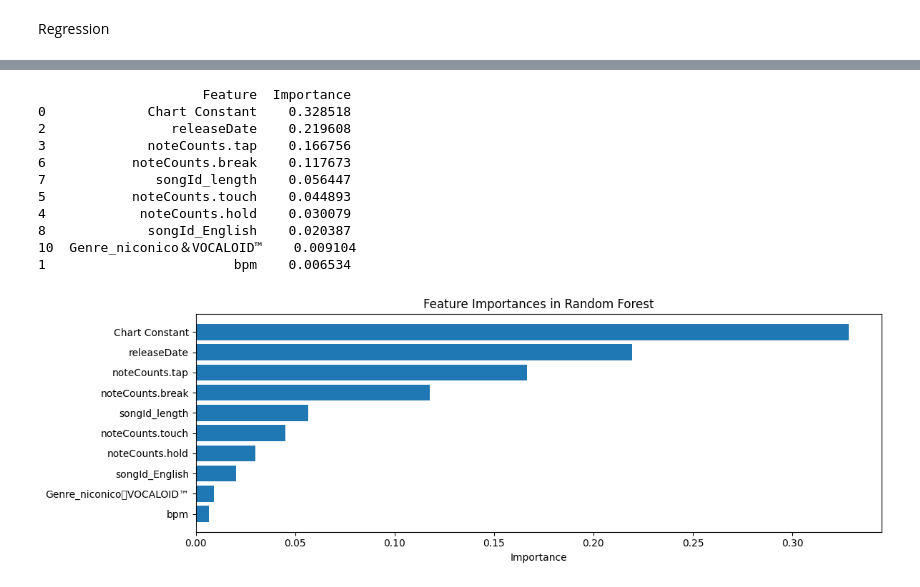
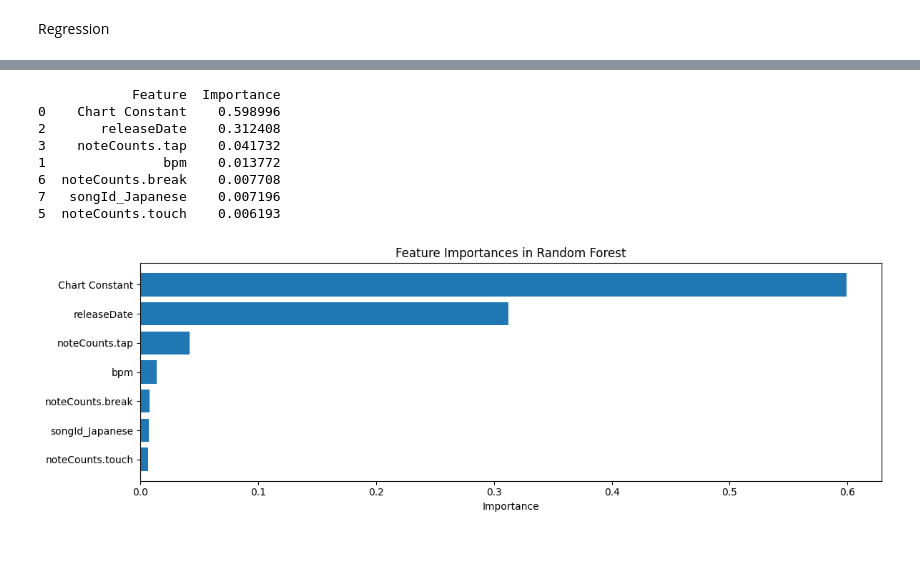
Before and after one commit to eric15342335/maimai-dx-regression, a Jupyter notebook: model.ipynb, the cells around one changed output, grey strips where cells are left out. Drawn from its saved outputs; the diff is of its cells as text; code cells hidden in the pictures; blank space fills up the shorter version.

```diff
--- a/model.ipynb
+++ b/model.ipynb
@@ -213,6 +230,6 @@ print(merged_df.nsmallest(5, 'Achv'))
 # %%
 # drop Achv outliners
-#merged_df = merged_df[(merged_df['Achv'] >= 90)]
+merged_df = merged_df[(merged_df["Achv"] >= 85)]
 # %%
 # song map metrics
 songs_df = Path("songs.csv")
@@ -376,8 +411,17 @@ plt.show()
 # %%
 # Drop collinear columns
-merged_df.drop(columns=["noteCounts.total", "noteCounts.slide", "DX Score", "songId_Japanese", "songId_HasPunctuation"], inplace=True)
+merged_df.drop(
+    columns=[
+        "noteCounts.total",
+        "noteCounts.slide",
+        "DX Score",
+        "songId_length",
+        "songId_English",
+    ],
+    inplace=True,
+)
 
-correlation_matrix = merged_df.select_dtypes(include=['number']).corr()
+correlation_matrix = merged_df.select_dtypes(include=["number"]).corr()
 
 fig = plt.figure(clear=True, figsize=(14, 10))
 sns.heatmap(
@@ -386,6 +430,6 @@ sns.heatmap(
     square=True,
     cbar_kws={"shrink": 0.8},
 )
-plt.title('Correlation Matrix')
+plt.title("Correlation Matrix")
 plt.show()
 # %% [output]
@@ -424,6 +469,9 @@ plt.show()
 Regression
 # %%
 print(merged_df.columns)
+# Ignore NaN in unused features
+merged_df.drop(columns=["noteDesigner"], inplace=True)
+
 # NaN features
 print("Dropping ", merged_df.isna().any(axis=1).sum(), "NaN features")
 merged_df.dropna(inplace=True)
@@ -646,40 +741,38 @@ plt.show()
 # %%
-rf_features_step = pipeline_rf.named_steps['preprocessor'].named_transformers_['num']
+rf_features_step = pipeline_rf.named_steps["preprocessor"].named_transformers_["num"]
 rf_numeric_feature_names = rf_features_step.get_feature_names_out(numerical_features)
 
-cat_encoder_rf = pipeline_rf.named_steps['preprocessor'].named_transformers_['cat']
+cat_encoder_rf = pipeline_rf.named_steps["preprocessor"].named_transformers_["cat"]
 cat_feature_names_rf = cat_encoder.get_feature_names_out(categorical_features)
 
 all_feature_names_rf = list(rf_numeric_feature_names) + list(cat_feature_names_rf)
-rf_model = pipeline_rf.named_steps['rfr']
+rf_model = pipeline_rf.named_steps["rfr"]
 
-importance_df = pd.DataFrame({
-    'Feature': all_feature_names_rf,
-    'Importance': rf_model.feature_importances_
-}).sort_values(by='Importance', ascending=False)
-print(importance_df[importance_df['Importance'] > 0])
+importance_df = pd.DataFrame(
+    {"Feature": all_feature_names_rf, "Importance": rf_model.feature_importances_}
+).sort_values(by="Importance", ascending=False)
+top_features = importance_df[
+    importance_df["Importance"] > importance_df["Importance"].max() * 0.01
+]
+print(top_features)
 
 fig, ax = plt.subplots(figsize=(12, 4))
-top_features = importance_df[importance_df['Importance'] > 0]
-ax.barh(range(len(top_features)), top_features['Importance'])
+ax.barh(range(len(top_features)), top_features["Importance"])
 ax.set_yticks(range(len(top_features)))
-ax.set_yticklabels(top_features['Feature'])
-ax.set_xlabel('Importance')
-ax.set_title('Feature Importances in Random Forest')
+ax.set_yticklabels(top_features["Feature"])
+ax.set_xlabel("Importance")
+ax.set_title("Feature Importances in Random Forest")
 ax.invert_yaxis()
 plt.tight_layout()
 plt.show()
 # %% [output]
-                     Feature  Importance
-0             Chart Constant    0.328518
-2                releaseDate    0.219608
-3             noteCounts.tap    0.166756
-6           noteCounts.break    0.117673
-7              songId_length    0.056447
-5           noteCounts.touch    0.044893
-4            noteCounts.hold    0.030079
-8             songId_English    0.020387
-10  Genre_niconico＆VOCALOID™    0.009104
-1                        bpm    0.006534
+            Feature  Importance
+0    Chart Constant    0.598996
+2       releaseDate    0.312408
+3    noteCounts.tap    0.041732
+1               bpm    0.013772
+6  noteCounts.break    0.007708
+7   songId_Japanese    0.007196
+5  noteCounts.touch    0.006193
-[figure, old version]
+[figure, new version]
 # %%
```
Also changed, not shown: parts of 31 cells of this notebook, 1 other file.
